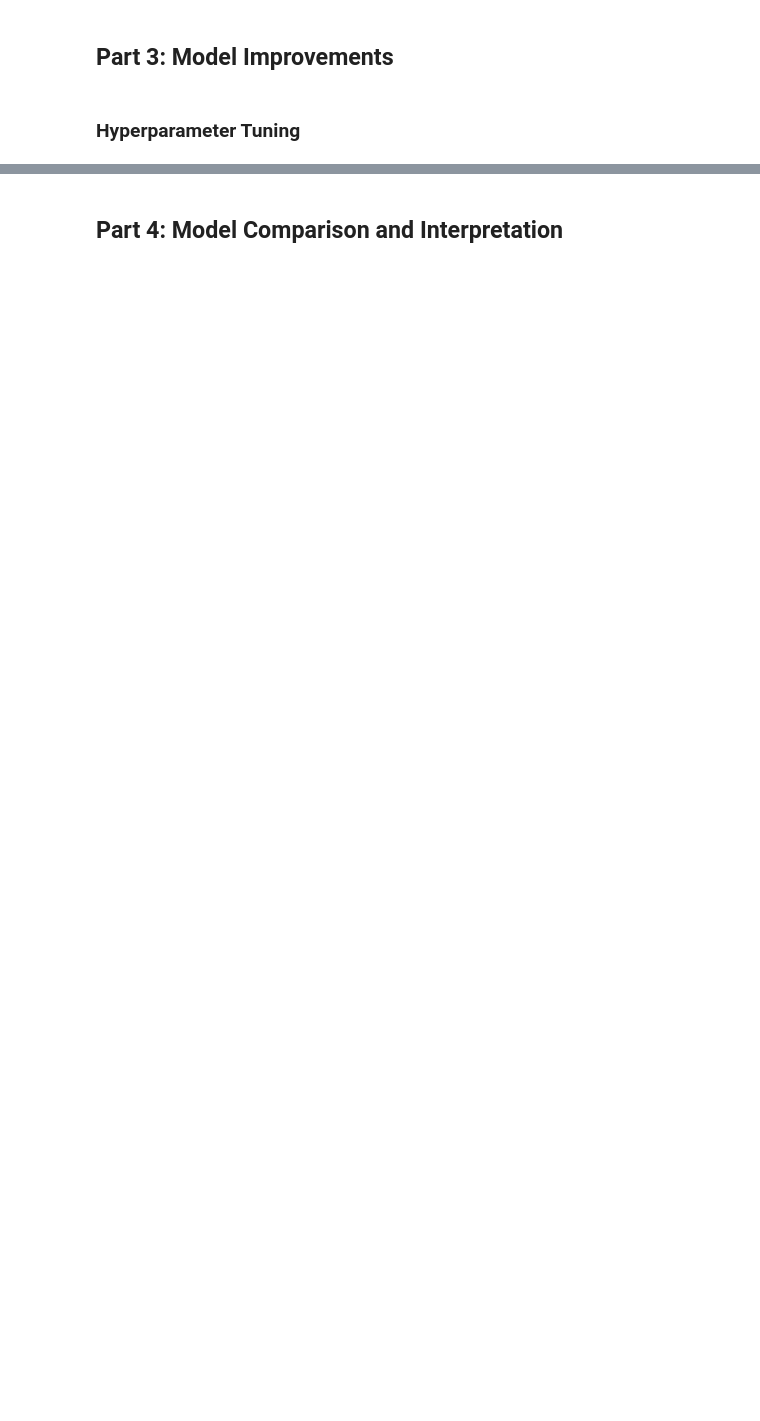
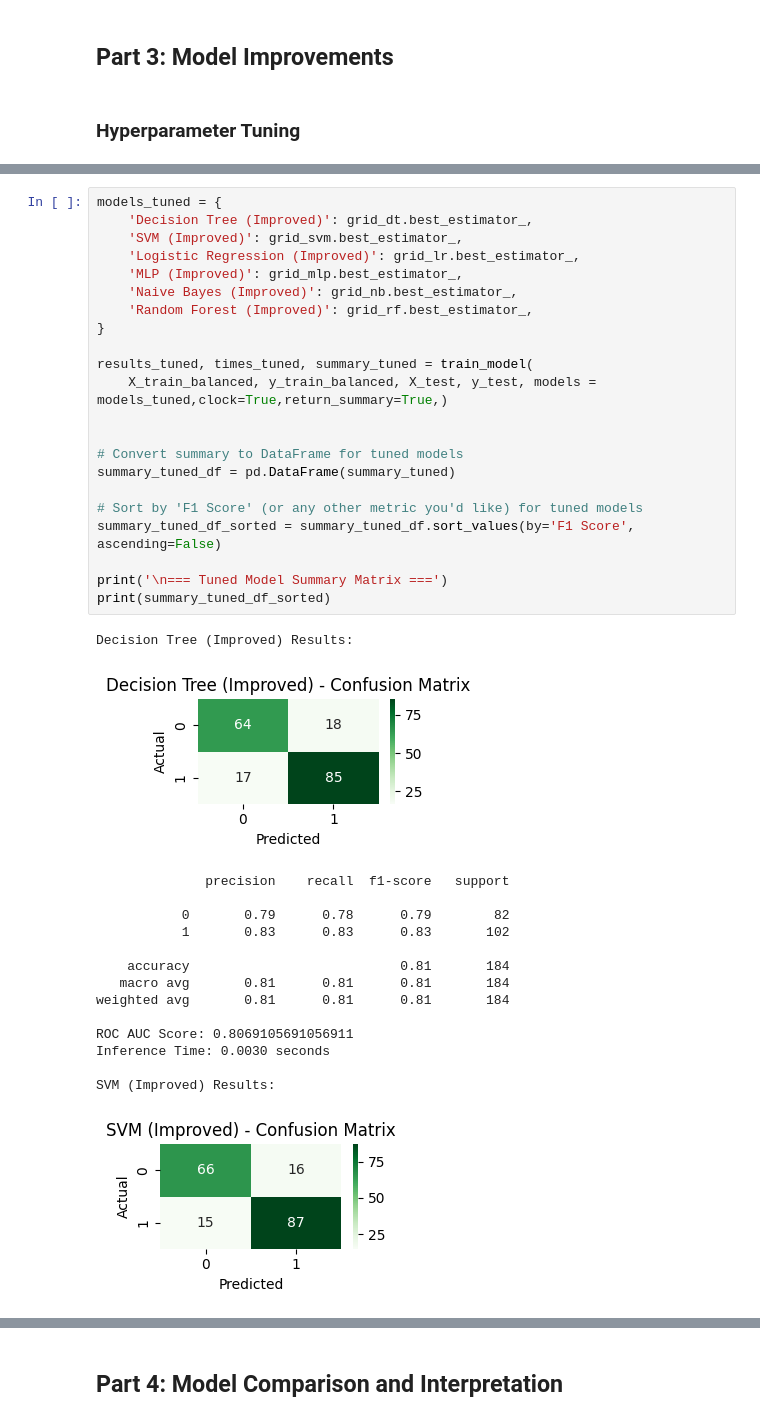
Before and after one commit to SophiaNguyen09/CECS456-Final-Project, a Jupyter notebook: FinalProject.ipynb, the cells around one changed output, grey strips where cells are left out. Saved outputs shown, nothing was run; the diff lists cells and outputs as text; blank space fills up the shorter version.

```diff
--- a/FinalProject.ipynb
+++ b/FinalProject.ipynb
@@ -324,0 +418,39 @@ Best Random Forest Params: {'criterion': 'entropy', 'max_depth': 20, 'min_sample
+# %%
+models_tuned = {
+    'Decision Tree (Improved)': grid_dt.best_estimator_,
+    'SVM (Improved)': grid_svm.best_estimator_,
+    'Logistic Regression (Improved)': grid_lr.best_estimator_,
+    'MLP (Improved)': grid_mlp.best_estimator_,
+    'Naive Bayes (Improved)': grid_nb.best_estimator_,
+    'Random Forest (Improved)': grid_rf.best_estimator_,
+}
+
+results_tuned, times_tuned, summary_tuned = train_model(
+    X_train_balanced, y_train_balanced, X_test, y_test, models = models_tuned,clock=True,return_summary=True,)
+
+
+# Convert summary to DataFrame for tuned models
+summary_tuned_df = pd.DataFrame(summary_tuned)
+
+# Sort by 'F1 Score' (or any other metric you'd like) for tuned models
+summary_tuned_df_sorted = summary_tuned_df.sort_values(by='F1 Score', ascending=False)
+
+print('\n=== Tuned Model Summary Matrix ===')
+print(summary_tuned_df_sorted)
+# %% [output]
+Decision Tree (Improved) Results:
+[figure, added]
+              precision    recall  f1-score   support
+
+           0       0.79      0.78      0.79        82
+           1       0.83      0.83      0.83       102
+
+    accuracy                           0.81       184
+   macro avg       0.81      0.81      0.81       184
+weighted avg       0.81      0.81      0.81       184
+
+ROC AUC Score: 0.8069105691056911
+Inference Time: 0.0030 seconds
+
+SVM (Improved) Results:
+[figure, added]
```
Also changed, not shown: parts of 7 cells of this notebook.
